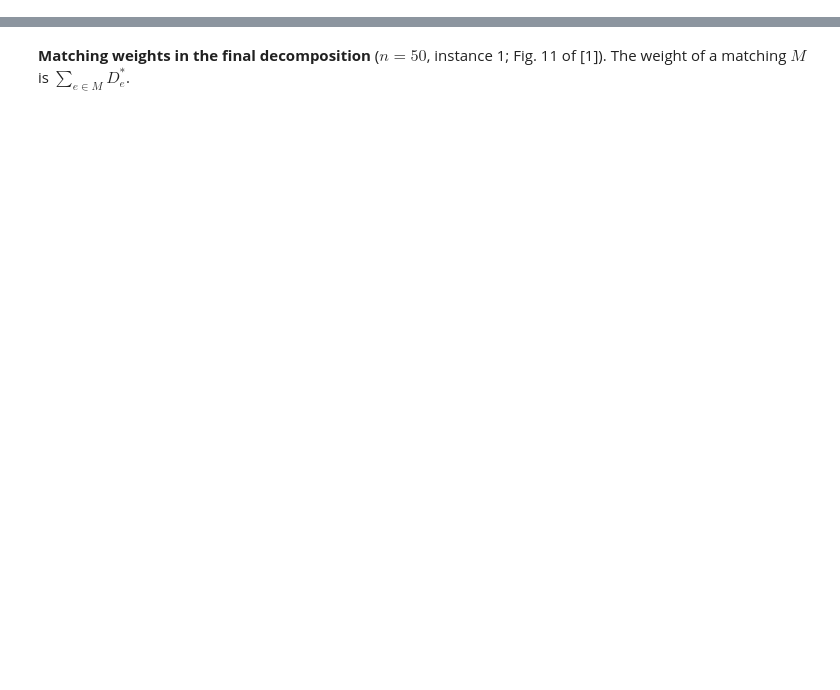
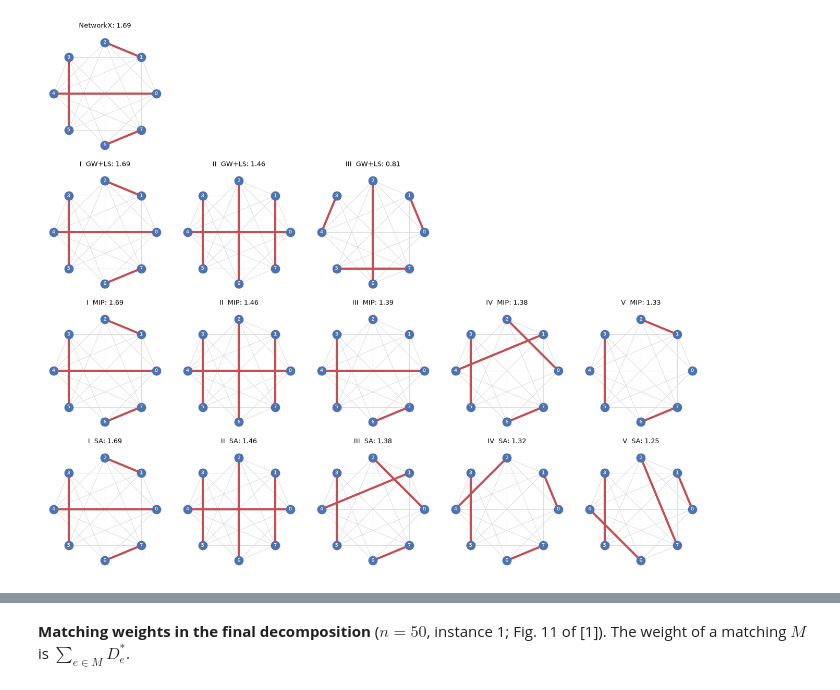
Before and after one commit to tg90000/e-fcfw, a Jupyter notebook: brief.ipynb, the cells around one changed output, grey strips where cells are left out. Drawn from its saved outputs; the diff is of its cells as text; code cells hidden in the pictures; blank space fills up the shorter version.

```diff
--- a/brief.ipynb
+++ b/brief.ipynb
@@ -335,0 +393,10 @@ final error
+# %%
+stats = table("fig3_birkhoff").groupby("n")["length"].agg(["min", "max", "mean"])
+fig, ax = plt.subplots(figsize=(5.5, 4))
+ax.fill_between(stats.index, stats["min"], stats["max"], color="#2ca02c", alpha=0.25)
+ax.plot(stats.index, stats["mean"], color="#2ca02c", linewidth=2.5, label="greedy Birkhoff (BKF)")
+ax.plot(stats.index, stats.index, color="red", label="Best-known solution")
+ax.set(xlabel="Number of nodes", ylabel="Decomposition length")
+ax.legend()
+ax.grid(alpha=0.3)
+plt.show()
@@ -335,0 +412,14 @@ final error
+# %%
+fig6 = DATA["fig6"]
+n8, edges8, _ = demand("complete-8-1")
+fig, axes = plt.subplots(1 + len(fig6["rows"]), 5, figsize=(13, 2.7 * (1 + len(fig6["rows"]))))
+for ax in axes.ravel():
+    ax.axis("off")
+draw_matching(axes[0, 0], n8, edges8, fig6["mw"], f"NetworkX: {fig6['mw_weight']:.2f}")
+for r, (label, matchings) in enumerate(fig6["rows"].items(), start=1):
+    for c, (matching, weight) in enumerate(matchings[:5]):
+        draw_matching(axes[r, c], n8, edges8, matching, f"{['I', 'II', 'III', 'IV', 'V'][c]}  {label}: {weight:.2f}")
+fig.tight_layout()
+plt.show()
+# %% [output]
+[figure, added]
```
Also changed, not shown: parts of 81 cells of this notebook.
